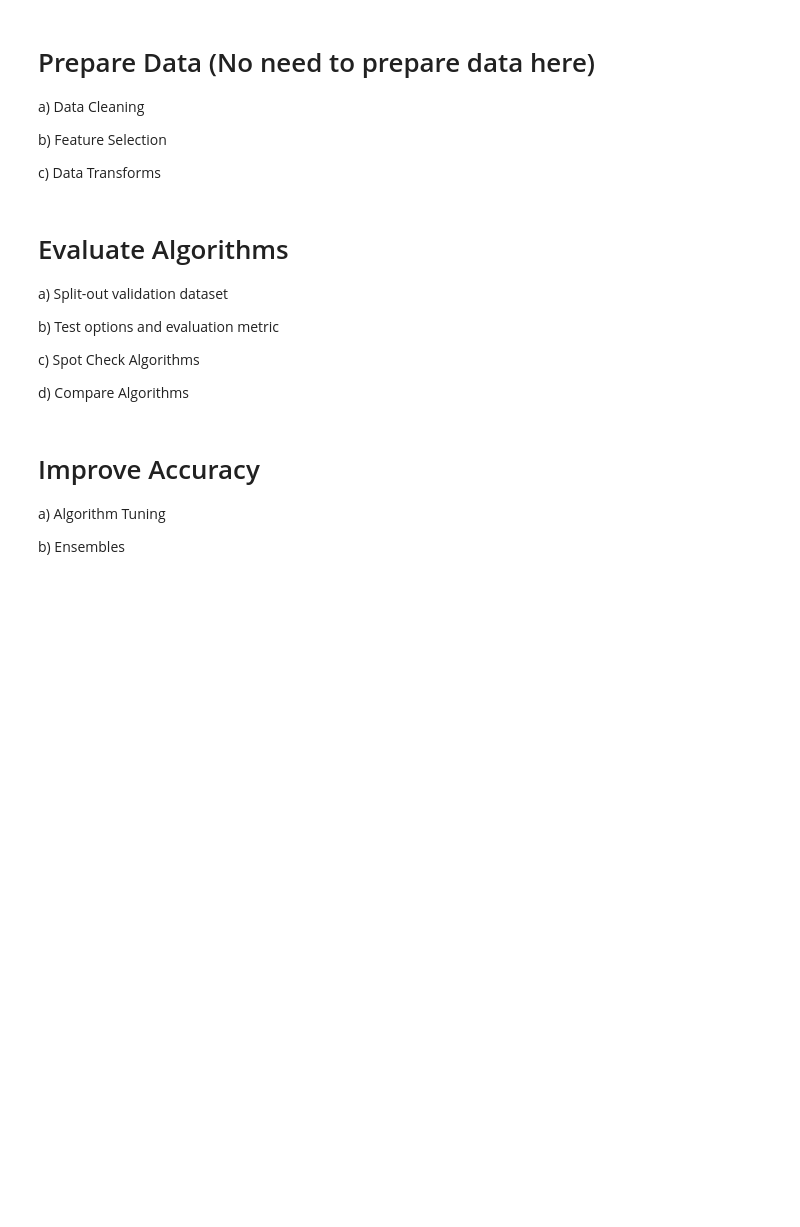
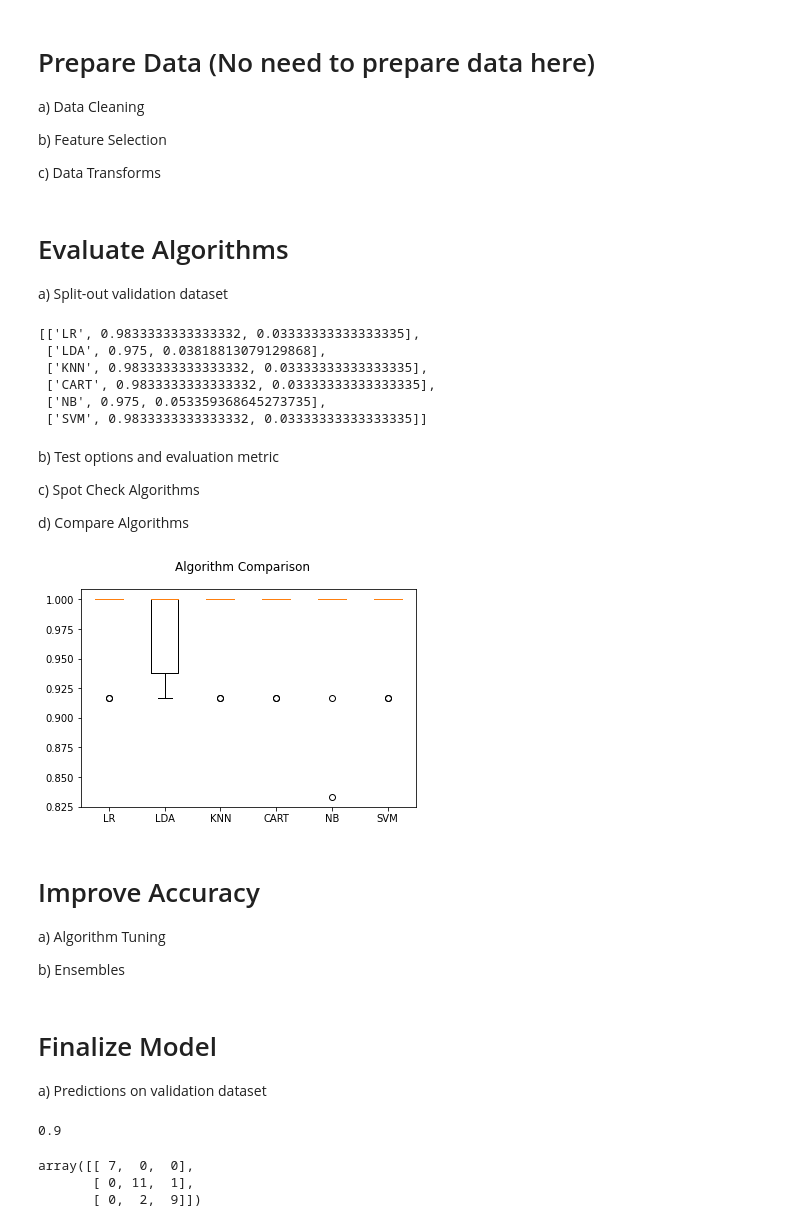
Before and after one commit to marcelounb/ML-Mastery-with-Python-Course, a Jupyter notebook: chap18_Predictive_Modeling_Project_Template.ipynb, the cells around one changed output. Drawn from its saved outputs; the diff is of its cells as text; code cells hidden in the pictures; blank space fills up the shorter version.

```diff
--- a/chap18_Predictive_Modeling_Project_Template.ipynb
+++ b/chap18_Predictive_Modeling_Project_Template.ipynb
@@ -138,17 +138,66 @@ plt.show()
    b) Feature Selection
 
    c) Data Transforms
+# %% [markdown]
+# Evaluate Algorithms
+   a) Split-out validation dataset
+# %%
+# Dividindo o validation dataset
+array = dataset.values
+X = array[:,0:4]
+Y = array[:,4]
+validation_size = 0.20
+seed = 7
+X_train, X_validation, Y_train, Y_validation = train_test_split(X, Y, test_size=validation_size, random_state=seed)
+# %%
+models = []
+models.append(('LR', LogisticRegression(max_iter=200)))
+models.append(('LDA', LinearDiscriminantAnalysis()))
+models.append(('KNN', KNeighborsClassifier()))
+models.append(('CART', DecisionTreeClassifier()))
+models.append(('NB', GaussianNB()))
+models.append(('SVM', SVC()))
+# evaluate each model in turn
+results = []
+names = []
+msg = []
+for name, model in models:
+  kfold = KFold(n_splits=10, random_state=seed)
+  cv_results = cross_val_score(model, X_train, Y_train, cv=kfold, scoring='accuracy')
+  results.append(cv_results)
+  names.append(name)
+  msg.append([name, cv_results.mean(), cv_results.std()])
+
+msg
+# %% [output]
+[['LR', 0.9833333333333332, 0.03333333333333335],
+ ['LDA', 0.975, 0.03818813079129868],
+ ['KNN', 0.9833333333333332, 0.03333333333333335],
+ ['CART', 0.9833333333333332, 0.03333333333333335],
+ ['NB', 0.975, 0.053359368645273735],
+ ['SVM', 0.9833333333333332, 0.03333333333333335]]
 # %% [markdown]
-# Evaluate Algorithms
-   a) Split-out validation dataset
 
    b) Test options and evaluation metric
 
    c) Spot Check Algorithms
 
    d) Compare Algorithms
+# %%
+# Compare Algorithms
+fig = plt.figure()
+fig.suptitle('Algorithm Comparison')
+ax = fig.add_subplot(111)
+plt.boxplot(results)
+ax.set_xticklabels(names)
+plt.show()
+# %% [output]
+[figure, added]
 # %% [markdown]
 # Improve Accuracy
    a) Algorithm Tuning
 
    b) Ensembles
+# %% [markdown]
+# Finalize Model
+   a) Predictions on validation dataset
@@ -154,0 +209,10 @@ plt.show()
+# %%
+accuracy_score(Y_validation, predictions)
+# %% [output]
+0.9
+# %%
+confusion_matrix(Y_validation, predictions)
+# %% [output]
+array([[ 7,  0,  0],
+       [ 0, 11,  1],
+       [ 0,  2,  9]])
```
Also changed, not shown: parts of 3 cells of this notebook.
